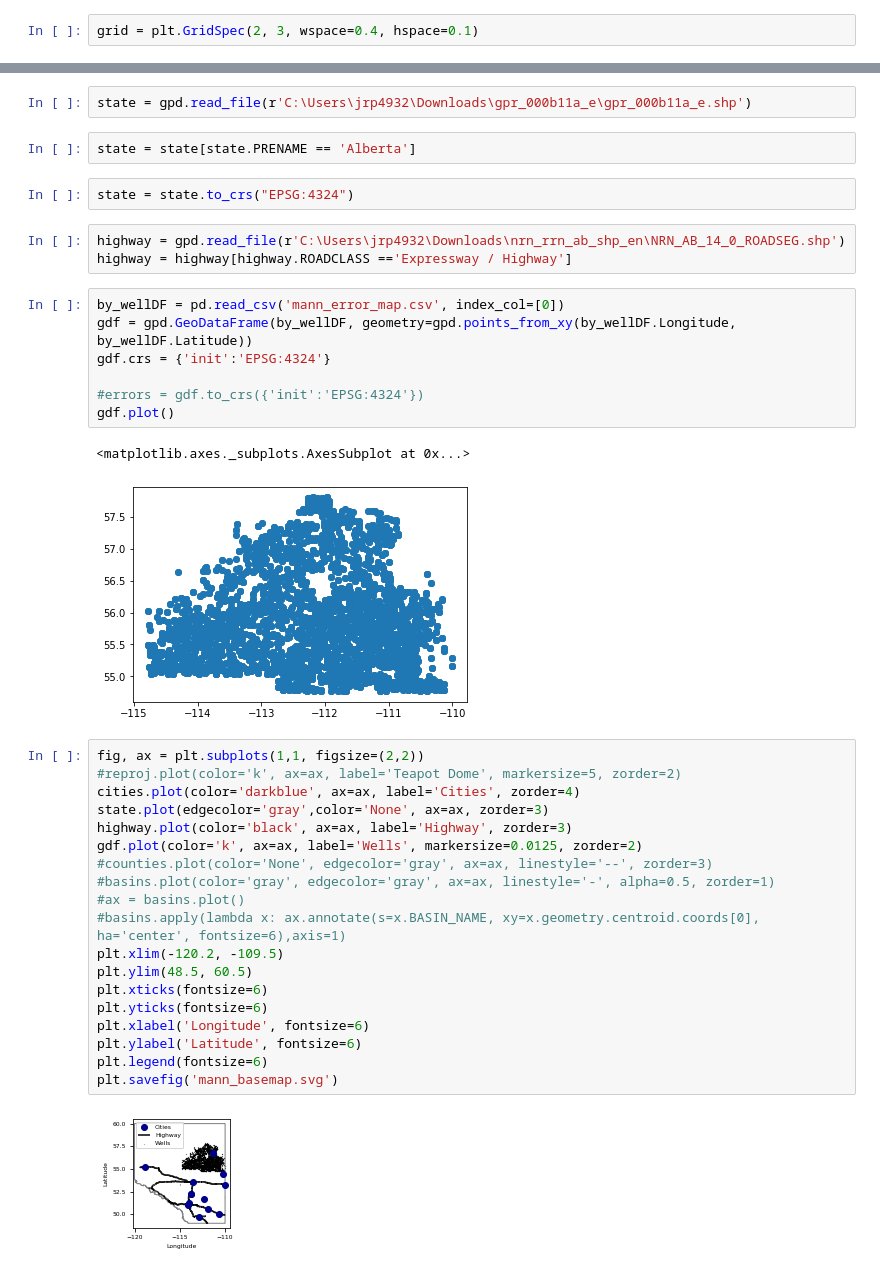
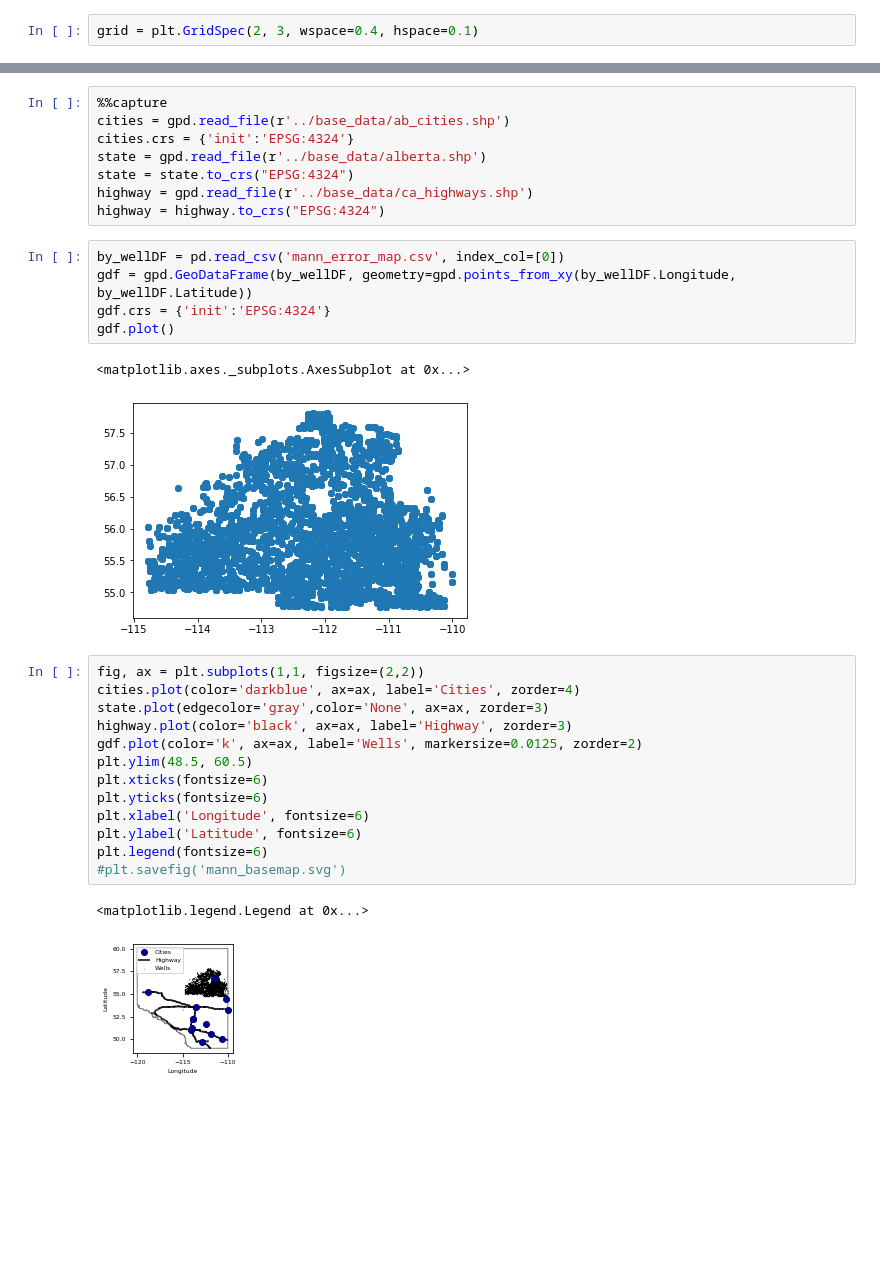
Before and after one commit to jessepisel/matrixfactorization, a Jupyter notebook: 03_figures/basemaps.ipynb, the cells around one changed output, grey strips where cells are left out. Saved outputs shown, nothing was run; the diff lists cells and outputs as text; blank space fills up the shorter version.

Commit message:
Update basemaps.ipynb
formatted and linted

```diff
--- a/03_figures/basemaps.ipynb
+++ b/03_figures/basemaps.ipynb
@@ -249,40 +218,32 @@ cities = cities[cities.PLACE == 'city']
-# %%
-state = gpd.read_file(r'C:\Users\jrp4932\Downloads\gpr_000b11a_e\gpr_000b11a_e.shp')
-# %%
-state = state[state.PRENAME == 'Alberta']
-# %%
-state = state.to_crs("EPSG:4324")
-# %%
-highway = gpd.read_file(r'C:\Users\jrp4932\Downloads\nrn_rrn_ab_shp_en\NRN_AB_14_0_ROADSEG.shp')
-highway = highway[highway.ROADCLASS =='Expressway / Highway']
+# %%
+%%capture
+cities = gpd.read_file(r'../base_data/ab_cities.shp')
+cities.crs = {'init':'EPSG:4324'}
+state = gpd.read_file(r'../base_data/alberta.shp')
+state = state.to_crs("EPSG:4324")
+highway = gpd.read_file(r'../base_data/ca_highways.shp')
+highway = highway.to_crs("EPSG:4324")
 # %%
 by_wellDF = pd.read_csv('mann_error_map.csv', index_col=[0])
 gdf = gpd.GeoDataFrame(by_wellDF, geometry=gpd.points_from_xy(by_wellDF.Longitude, by_wellDF.Latitude))
 gdf.crs = {'init':'EPSG:4324'}
-
-#errors = gdf.to_crs({'init':'EPSG:4324'})
 gdf.plot()
 # %% [output]
 <matplotlib.axes._subplots.AxesSubplot at 0x...>
 [figure]
 # %%
 fig, ax = plt.subplots(1,1, figsize=(2,2))
-#reproj.plot(color='k', ax=ax, label='Teapot Dome', markersize=5, zorder=2)
 cities.plot(color='darkblue', ax=ax, label='Cities', zorder=4)
 state.plot(edgecolor='gray',color='None', ax=ax, zorder=3)
 highway.plot(color='black', ax=ax, label='Highway', zorder=3)
 gdf.plot(color='k', ax=ax, label='Wells', markersize=0.0125, zorder=2)
-#counties.plot(color='None', edgecolor='gray', ax=ax, linestyle='--', zorder=3)
-#basins.plot(color='gray', edgecolor='gray', ax=ax, linestyle='-', alpha=0.5, zorder=1)
-#ax = basins.plot()
-#basins.apply(lambda x: ax.annotate(s=x.BASIN_NAME, xy=x.geometry.centroid.coords[0], ha='center', fontsize=6),axis=1)
-plt.xlim(-120.2, -109.5)
 plt.ylim(48.5, 60.5)
 plt.xticks(fontsize=6)
 plt.yticks(fontsize=6)
 plt.xlabel('Longitude', fontsize=6)
 plt.ylabel('Latitude', fontsize=6)
 plt.legend(fontsize=6)
-plt.savefig('mann_basemap.svg')
+#plt.savefig('mann_basemap.svg')
 # %% [output]
+<matplotlib.legend.Legend at 0x...>
-[figure, old version]
+[figure, new version]
```
Also changed, not shown: parts of 5 cells of this notebook.
